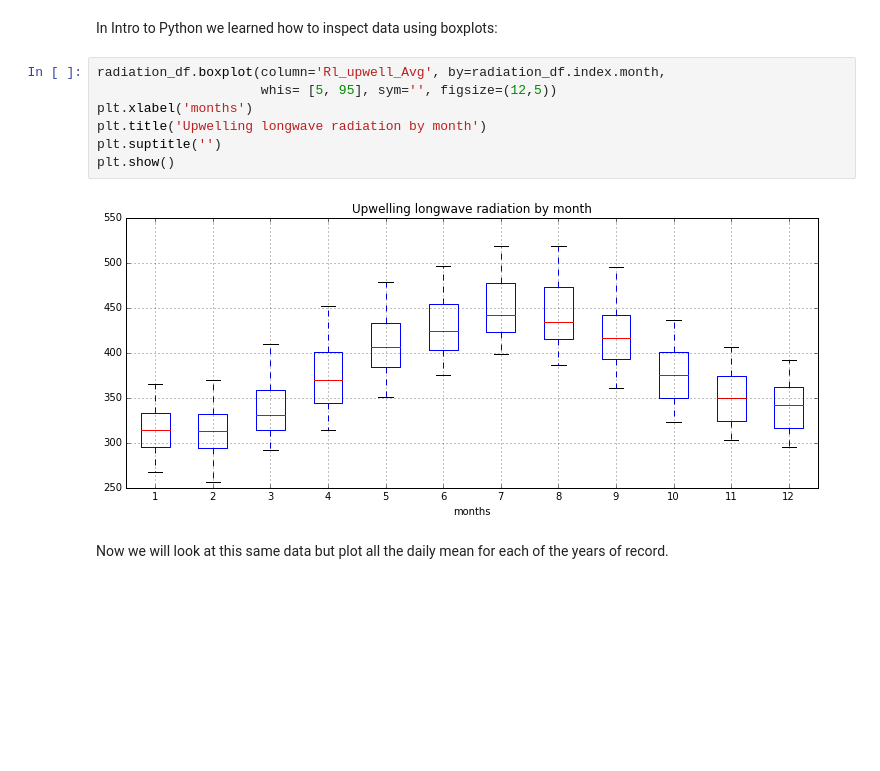
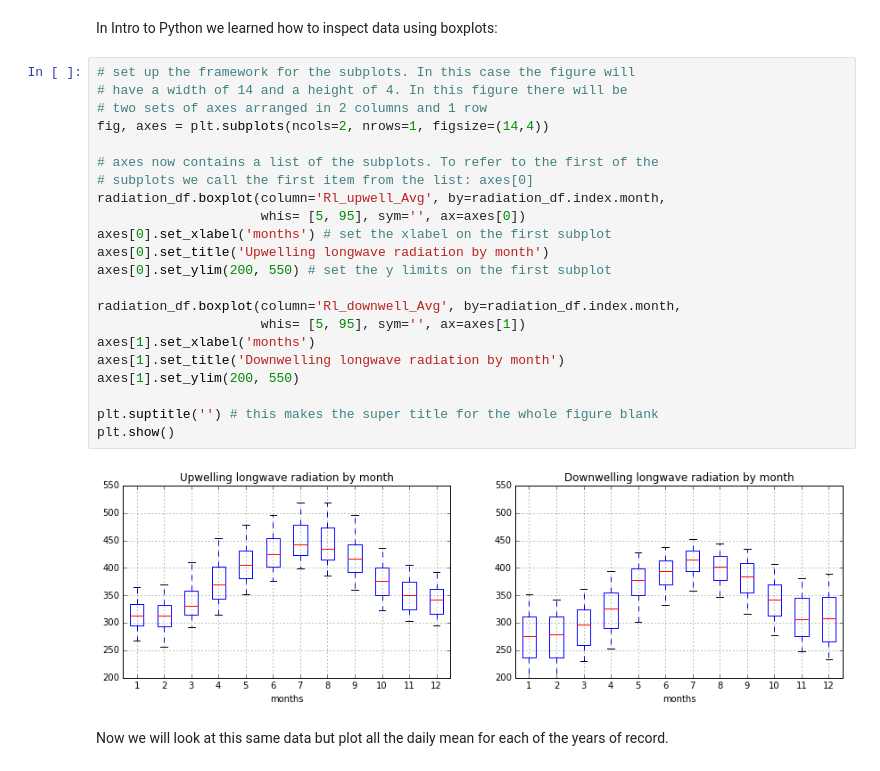
Before and after one commit to jsignell/intro-to-netcdf, a Jupyter notebook: Advanced methods in Python.ipynb, the cells around one changed output. Saved outputs shown, nothing was run; the diff lists cells and outputs as text; blank space fills up the shorter version.

Commit message:
added an example of doing subplots with boxplots

```diff
--- a/Advanced methods in Python.ipynb
+++ b/Advanced methods in Python.ipynb
@@ -28,15 +28,30 @@ radiation_ds = ds[['Rl_downwell_Avg', 'Rl_upwell_Avg', 'Rs_downwell_Avg', 'Rs_up
 radiation_df = radiation_ds.to_dataframe()
 # %% [markdown]
 In Intro to Python we learned how to inspect data using boxplots:
-# %%
-radiation_df.boxplot(column='Rl_upwell_Avg', by=radiation_df.index.month,
-                     whis= [5, 95], sym='', figsize=(12,5))
-plt.xlabel('months')
-plt.title('Upwelling longwave radiation by month')
-plt.suptitle('')
-plt.show()
-# %% [output]
-[figure, removed]
+# %%
+# set up the framework for the subplots. In this case the figure will
+# have a width of 14 and a height of 4. In this figure there will be
+# two sets of axes arranged in 2 columns and 1 row
+fig, axes = plt.subplots(ncols=2, nrows=1, figsize=(14,4))
+
+# axes now contains a list of the subplots. To refer to the first of the
+# subplots we call the first item from the list: axes[0]
+radiation_df.boxplot(column='Rl_upwell_Avg', by=radiation_df.index.month,
+                     whis= [5, 95], sym='', ax=axes[0])
+axes[0].set_xlabel('months') # set the xlabel on the first subplot
+axes[0].set_title('Upwelling longwave radiation by month')
+axes[0].set_ylim(200, 550) # set the y limits on the first subplot
+
+radiation_df.boxplot(column='Rl_downwell_Avg', by=radiation_df.index.month,
+                     whis= [5, 95], sym='', ax=axes[1])
+axes[1].set_xlabel('months')
+axes[1].set_title('Downwelling longwave radiation by month')
+axes[1].set_ylim(200, 550)
+
+plt.suptitle('') # this makes the super title for the whole figure blank
+plt.show()
+# %% [output]
+[figure, added]
 # %% [markdown]
 Now we will look at this same data but plot all the daily mean for each of the years of record.
 # %%
```
